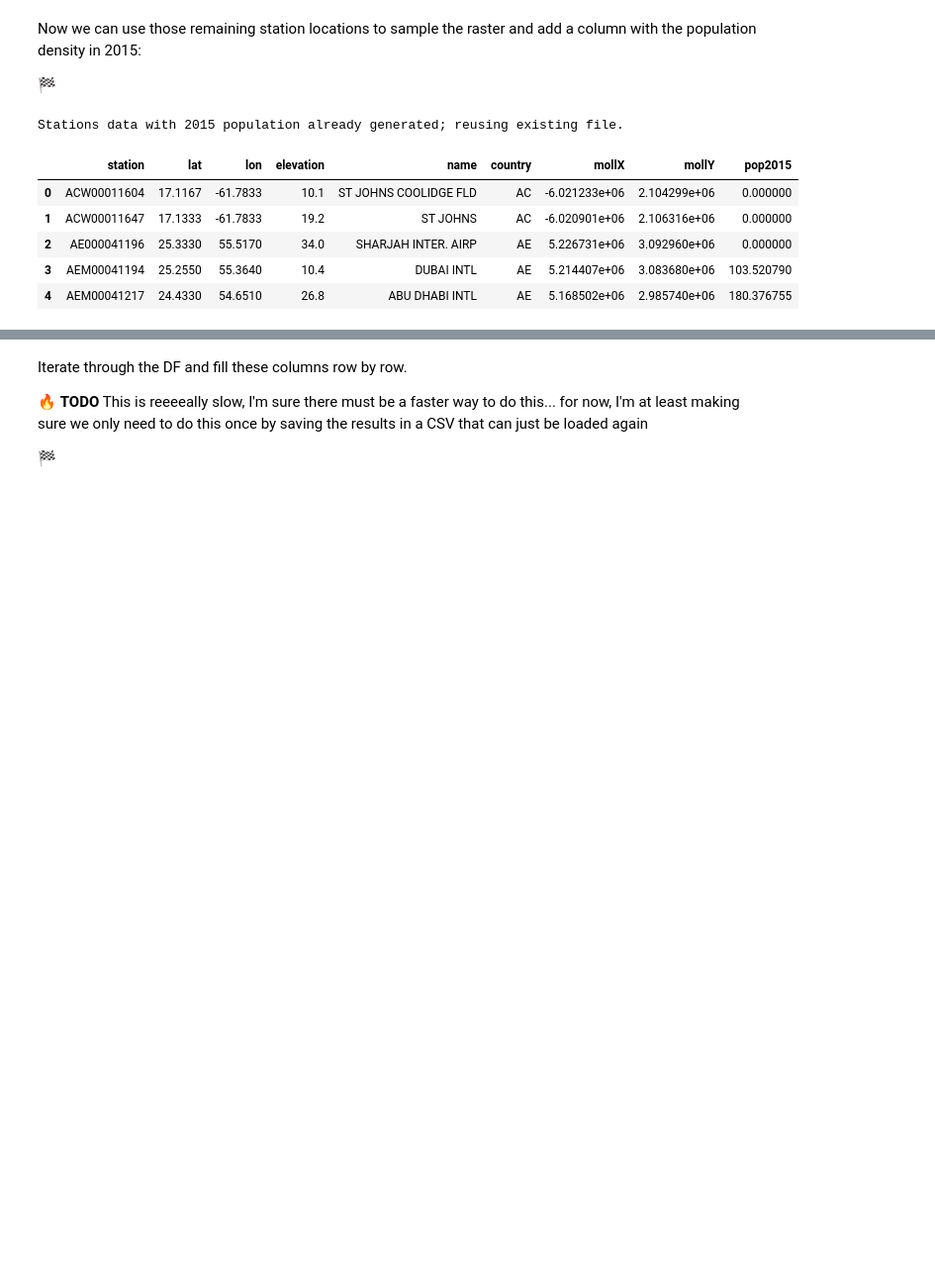
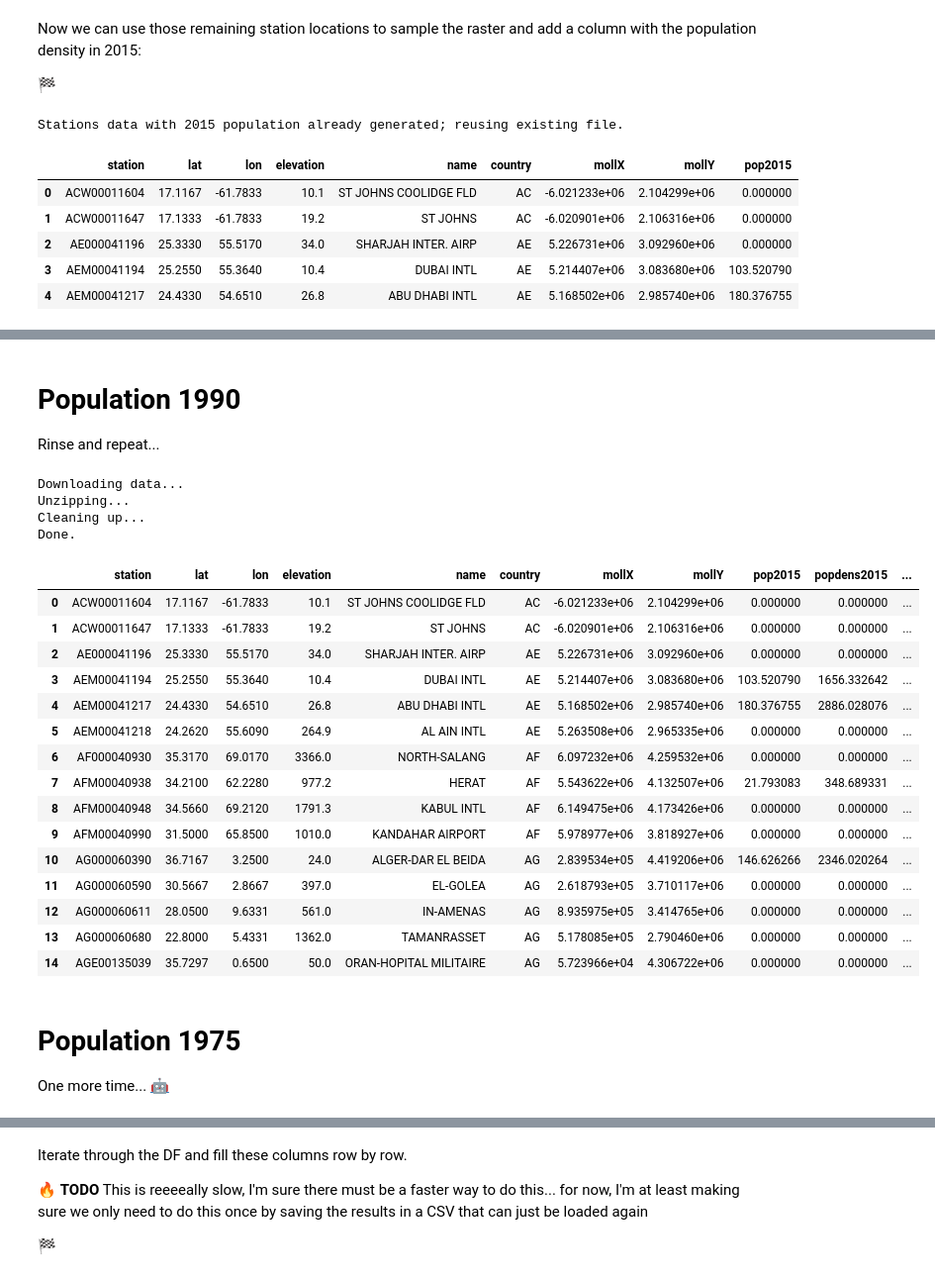
Before and after one commit to crstn/CISC, a Jupyter notebook: UHI-NOAA/1_NOAA_weather_stations_preparation.ipynb, the cells around one changed output, grey strips where cells are left out. Shown at 99% size. Saved outputs shown, nothing was run; the diff lists cells and outputs as text; code cells hidden in the pictures; blank space fills up the shorter version.

Commit message:
Data preparation updated

```diff
--- a/UHI-NOAA/1_NOAA_weather_stations_preparation.ipynb
+++ b/UHI-NOAA/1_NOAA_weather_stations_preparation.ipynb
@@ -250,0 +308,72 @@ Stations data with 2015 population already generated; reusing existing file.
+# %% [markdown]
+# Population 1990
+
+Rinse and repeat...
+# %%
+file = 'GHS_POP_GPW41990_GLOBE_R2015A_54009_250_v1_0/GHS_POP_GPW41990_GLOBE_R2015A_54009_250_v1_0.tif'
+file_zip = 'GHS_POP_GPW41990_GLOBE_R2015A_54009_250_v1_0.zip'
+
+if os.path.isfile(file):
+    print('GHSL population data for 1990 already downloaded.')
+else:
+    print('Downloading data...')
+    url = 'http://cidportal.jrc.ec.europa.eu/ftp/jrc-opendata/GHSL/GHS_POP_GPW4_GLOBE_R2015A/GHS_POP_GPW41990_GLOBE_R2015A_54009_250/V1-0/GHS_POP_GPW41990_GLOBE_R2015A_54009_250_v1_0.zip'
+    urllib.request.urlretrieve(url, file_zip)
+
+    print('Unzipping...')
+    zip_ref = zipfile.ZipFile(file_zip, 'r')
+    zip_ref.extractall('.')
+    zip_ref.close()
+
+    print('Cleaning up...')
+    # remove the ZIP file and the extracted overview file - we don't need it and the .ovr file is huge (3GB!)
+    os.remove(file_zip)
+    os.remove('GHS_POP_GPW41990_GLOBE_R2015A_54009_250_v1_0/GHS_POP_GPW41990_GLOBE_R2015A_54009_250_v1_0.tif.ovr')
+    print('Done.')
+
+pop1990 = rio.open(file)
+# %% [output]
+Downloading data...
+Unzipping...
+Cleaning up...
+Done.
+# %%
+file = 'stations_moll_inraster_pop2015_2000_1990.csv'
+
+if os.path.isfile(file):
+    print('Stations data with 2015, 2000 and 1990 population already generated; reusing existing file.')
+    stations = pd.read_csv(file, index_col=0)
+else:
+
+    locations = list(zip(stations['mollX'], stations['mollY']))
+    pop1990col = []
+
+    for val in pop1990.sample(locations):
+        pop1990col.append(val[0])
+
+    # make this list a new column in our stations dataframe
+    stations['pop1990'] = pop1990col
+    stations.to_csv(file)
+
+stations.head(15)
+# %% [output]
+|  | station | lat | lon | elevation | name | country | mollX | mollY | pop2015 | popdens2015 | ... |
+| 0 | ACW00011604 | 17.1167 | -61.7833 | 10.1 | ST JOHNS COOLIDGE FLD | AC | -6.021233e+06 | 2.104299e+06 | 0.000000 | 0.000000 | ... |
+| 1 | ACW00011647 | 17.1333 | -61.7833 | 19.2 | ST JOHNS | AC | -6.020901e+06 | 2.106316e+06 | 0.000000 | 0.000000 | ... |
+| 2 | AE000041196 | 25.3330 | 55.5170 | 34.0 | SHARJAH INTER. AIRP | AE | 5.226731e+06 | 3.092960e+06 | 0.000000 | 0.000000 | ... |
+| 3 | AEM00041194 | 25.2550 | 55.3640 | 10.4 | DUBAI INTL | AE | 5.214407e+06 | 3.083680e+06 | 103.520790 | 1656.332642 | ... |
+| 4 | AEM00041217 | 24.4330 | 54.6510 | 26.8 | ABU DHABI INTL | AE | 5.168502e+06 | 2.985740e+06 | 180.376755 | 2886.028076 | ... |
+| 5 | AEM00041218 | 24.2620 | 55.6090 | 264.9 | AL AIN INTL | AE | 5.263508e+06 | 2.965335e+06 | 0.000000 | 0.000000 | ... |
+| 6 | AF000040930 | 35.3170 | 69.0170 | 3366.0 | NORTH-SALANG | AF | 6.097232e+06 | 4.259532e+06 | 0.000000 | 0.000000 | ... |
+| 7 | AFM00040938 | 34.2100 | 62.2280 | 977.2 | HERAT | AF | 5.543622e+06 | 4.132507e+06 | 21.793083 | 348.689331 | ... |
+| 8 | AFM00040948 | 34.5660 | 69.2120 | 1791.3 | KABUL INTL | AF | 6.149475e+06 | 4.173426e+06 | 0.000000 | 0.000000 | ... |
+| 9 | AFM00040990 | 31.5000 | 65.8500 | 1010.0 | KANDAHAR AIRPORT | AF | 5.978977e+06 | 3.818927e+06 | 0.000000 | 0.000000 | ... |
+| 10 | AG000060390 | 36.7167 | 3.2500 | 24.0 | ALGER-DAR EL BEIDA | AG | 2.839534e+05 | 4.419206e+06 | 146.626266 | 2346.020264 | ... |
+| 11 | AG000060590 | 30.5667 | 2.8667 | 397.0 | EL-GOLEA | AG | 2.618793e+05 | 3.710117e+06 | 0.000000 | 0.000000 | ... |
+| 12 | AG000060611 | 28.0500 | 9.6331 | 561.0 | IN-AMENAS | AG | 8.935975e+05 | 3.414765e+06 | 0.000000 | 0.000000 | ... |
+| 13 | AG000060680 | 22.8000 | 5.4331 | 1362.0 | TAMANRASSET | AG | 5.178085e+05 | 2.790460e+06 | 0.000000 | 0.000000 | ... |
+| 14 | AGE00135039 | 35.7297 | 0.6500 | 50.0 | ORAN-HOPITAL MILITAIRE | AG | 5.723966e+04 | 4.306722e+06 | 0.000000 | 0.000000 | ... |
+# %% [markdown]
+# Population 1975
+
+One more time... [🤖](https://www.youtube.com/watch?v=FGBhQbmPwH8)
```
Also changed, not shown: parts of 22 cells of this notebook, 1 other file.
